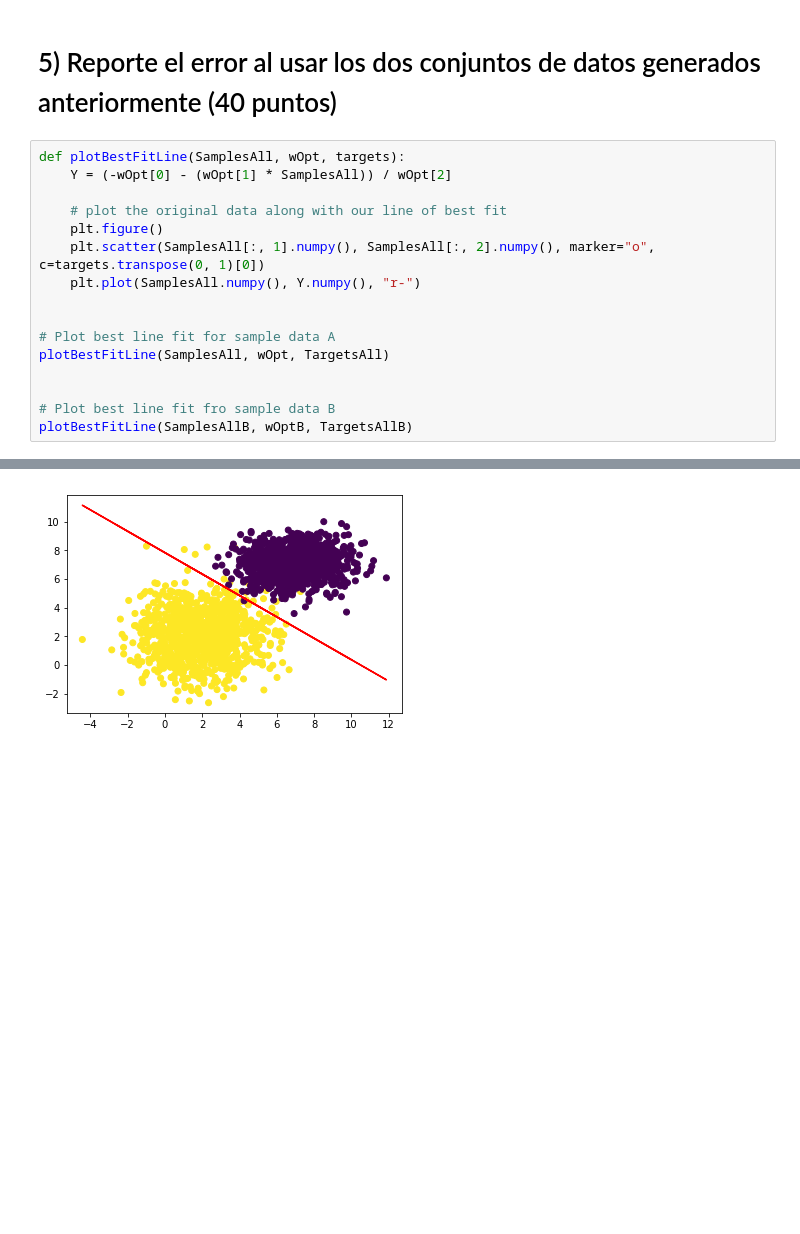
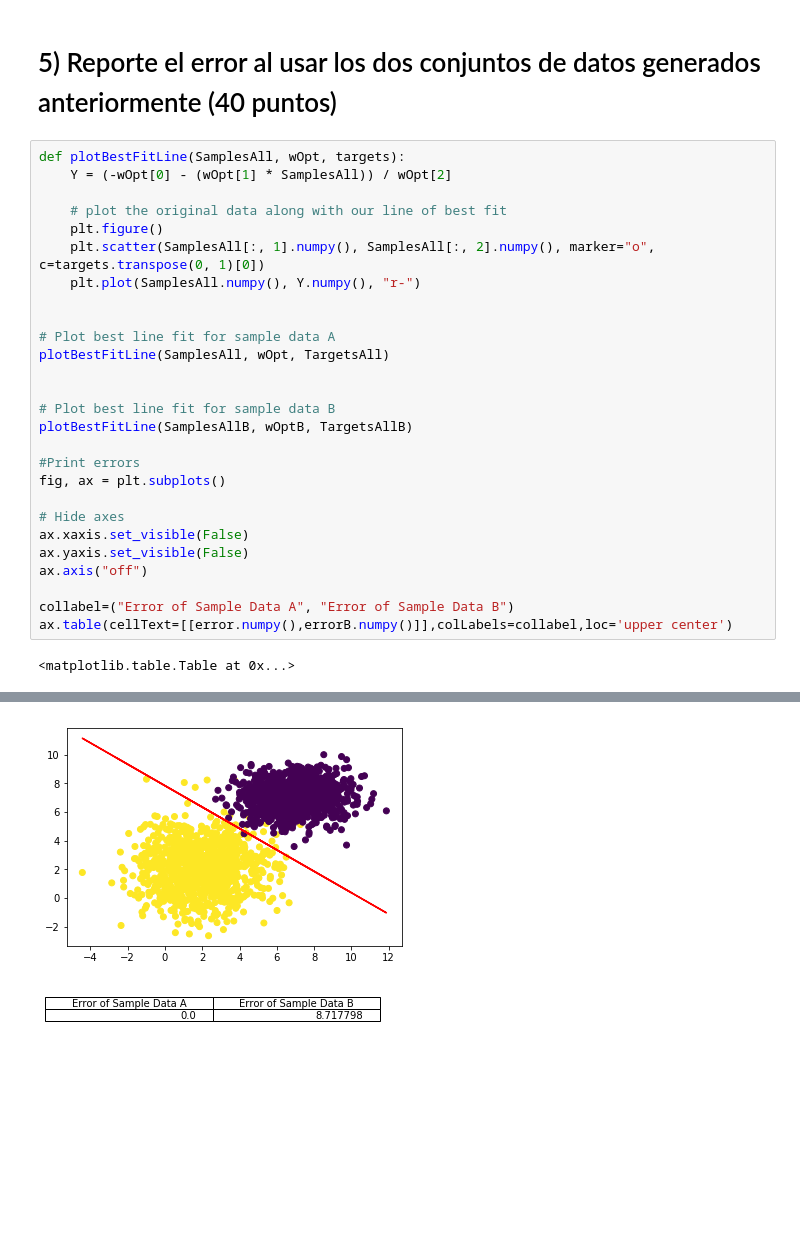
Before and after one commit to fmejias/CienciasDeLosDatosTEC, a Jupyter notebook: MatematicasCienciasDeLosDatos/TP3/TP3.ipynb, the cells around one changed output, grey strips where cells are left out. Cells and saved outputs as stored; diff of their text form; blank space fills up the shorter version.

```diff
--- a/MatematicasCienciasDeLosDatos/TP3/TP3.ipynb
+++ b/MatematicasCienciasDeLosDatos/TP3/TP3.ipynb
@@ -180,19 +165,32 @@ ax.table(cellText=[[error.numpy(),errorB.numpy()]],colLabels=collabel,loc='cente
 # %%
 def plotBestFitLine(SamplesAll, wOpt, targets):
     Y = (-wOpt[0] - (wOpt[1] * SamplesAll)) / wOpt[2]
 
     # plot the original data along with our line of best fit
     plt.figure()
     plt.scatter(SamplesAll[:, 1].numpy(), SamplesAll[:, 2].numpy(), marker="o", c=targets.transpose(0, 1)[0])
     plt.plot(SamplesAll.numpy(), Y.numpy(), "r-")
 
 
 # Plot best line fit for sample data A
 plotBestFitLine(SamplesAll, wOpt, TargetsAll)
 
 
-# Plot best line fit fro sample data B
+# Plot best line fit for sample data B
 plotBestFitLine(SamplesAllB, wOptB, TargetsAllB)
+
+#Print errors
+fig, ax = plt.subplots()
+
+# Hide axes
+ax.xaxis.set_visible(False)
+ax.yaxis.set_visible(False)
+ax.axis("off")
+
+collabel=("Error of Sample Data A", "Error of Sample Data B")
+ax.table(cellText=[[error.numpy(),errorB.numpy()]],colLabels=collabel,loc='upper center')
 # %% [output]
+<matplotlib.table.Table at 0x...>
 [figure]
 [figure]
+[figure, added]
```
Also changed, not shown: parts of 1 cell of this notebook.
